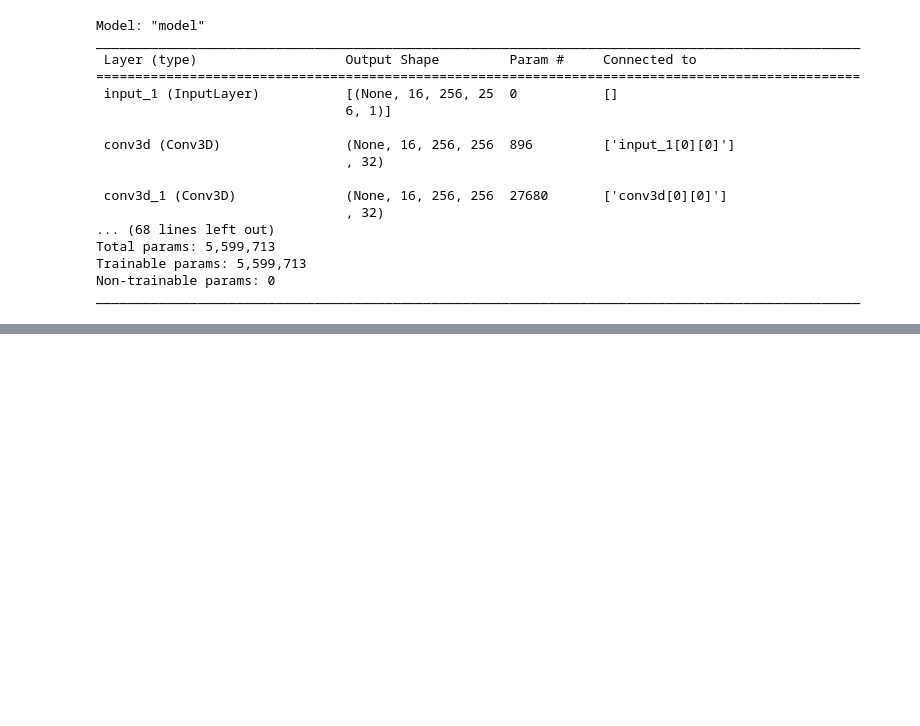
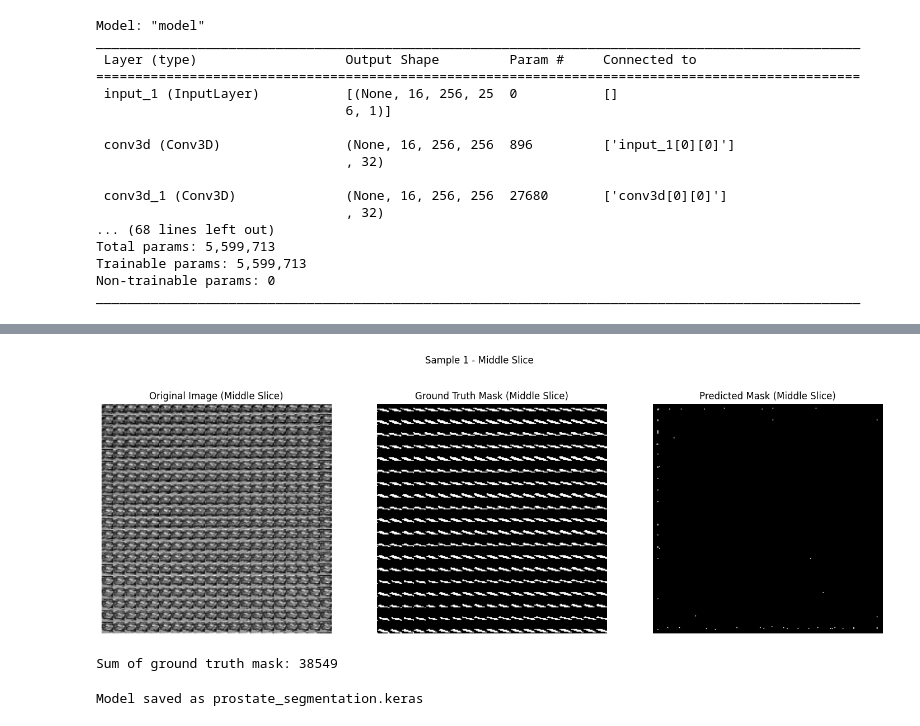
Before and after one commit to duchannes19/CV-Project, a Jupyter notebook: backend/train.ipynb, the cells around one changed output, grey strips where cells are left out. Saved outputs shown, nothing was run; the diff lists cells and outputs as text; code cells hidden in the pictures; blank space fills up the shorter version.

```diff
--- a/backend/train.ipynb
+++ b/backend/train.ipynb
@@ -563,0 +578,72 @@ print(f"Mean Hausdorff Distance on Validation Set: {np.mean(hausdorff_scores):.4
+# %%
+from tensorflow.keras.models import load_model
+
+def visualize_prediction_3d(image_volume, ground_truth_volume, prediction_volume, idx):
+    """
+    Display the middle slice of the 3D volume: original image, ground truth mask, and predicted mask.
+
+    Parameters:
+    - image_volume: 3D numpy array (depth, height, width).
+    - ground_truth_volume: 3D numpy array (depth, height, width).
+    - prediction_volume: 3D numpy array (depth, height, width).
+    - idx: Index of the sample.
+    """
+    mid_slice = TARGET_DEPTH // 2
+
+    plt.figure(figsize=(18, 6))
+
+    plt.subplot(1, 3, 1)
+    plt.imshow(image_volume[mid_slice], cmap='gray')
+    plt.title('Original Image (Middle Slice)')
+    plt.axis('off')
+
+    plt.subplot(1, 3, 2)
+    plt.imshow(ground_truth_volume[mid_slice], cmap='gray')
+    plt.title('Ground Truth Mask (Middle Slice)')
+    plt.axis('off')
+
+    plt.subplot(1, 3, 3)
+    plt.imshow(prediction_volume[mid_slice], cmap='gray')
+    plt.title('Predicted Mask (Middle Slice)')
+    plt.axis('off')
+
+    plt.suptitle(f"Sample {idx} - Middle Slice")
+    plt.show()
+
+# Load the entire model (ensure the filename matches how you saved it)
+model = load_model("prostate_segmentation_best.keras")
+
+# Predict on the validation set with reduced batch size to prevent OOM
+val_predictions = model.predict(X_val, batch_size=2)
+
+# Check prediction statistics
+print("Prediction stats:")
+print("Min:", np.min(val_predictions))
+print("Max:", np.max(val_predictions))
+print("Mean:", np.mean(val_predictions))
+print("Std:", np.std(val_predictions))
+
+# Binarize predictions with threshold=0.5
+val_predictions_bin = (val_predictions > 0.5).astype(np.uint8)
+
+# Compute metrics
+dice_scores = []
+hausdorff_scores = []
+
+for i in range(len(y_val)):
+    dice = dice_coefficient_np(y_val[i], val_predictions_bin[i, :, :, :, 0])
+    hd = hausdorff_distance_np(y_val[i], val_predictions_bin[i, :, :, :, 0])
+    dice_scores.append(dice)
+    hausdorff_scores.append(hd)
+
+print(f"Mean Dice Coefficient on Validation Set: {np.mean(dice_scores):.4f}")
+print(f"Mean Hausdorff Distance on Validation Set: {np.mean(hausdorff_scores):.4f} mm")
+
+# Visualize the first validation sample
+visualize_prediction_3d(
+    X_val[0],
+    y_val[0],
+    val_predictions_bin[0, :, :, :, 0],
+    idx=1
+)
+# %% [output]
@@ -564,7 +658,15 @@ print(f"Mean Hausdorff Distance on Validation Set: {np.mean(hausdorff_scores):.4
+[figure, added]
+# %%
+# Check if there are any positive labels in the first validation mask
+print("Sum of ground truth mask:", np.sum(y_val[0]))
+# %% [output]
+Sum of ground truth mask: 38549
 # %%
 # Save the model
 model.save("prostate_segmentation.keras")
 print("Model saved as prostate_segmentation.keras")
+# %% [output]
+Model saved as prostate_segmentation.keras
 # %%
 # Plot training & validation loss and accuracy values
 plt.figure(figsize=(14, 6))
```
Also changed, not shown: parts of 7 cells of this notebook.
